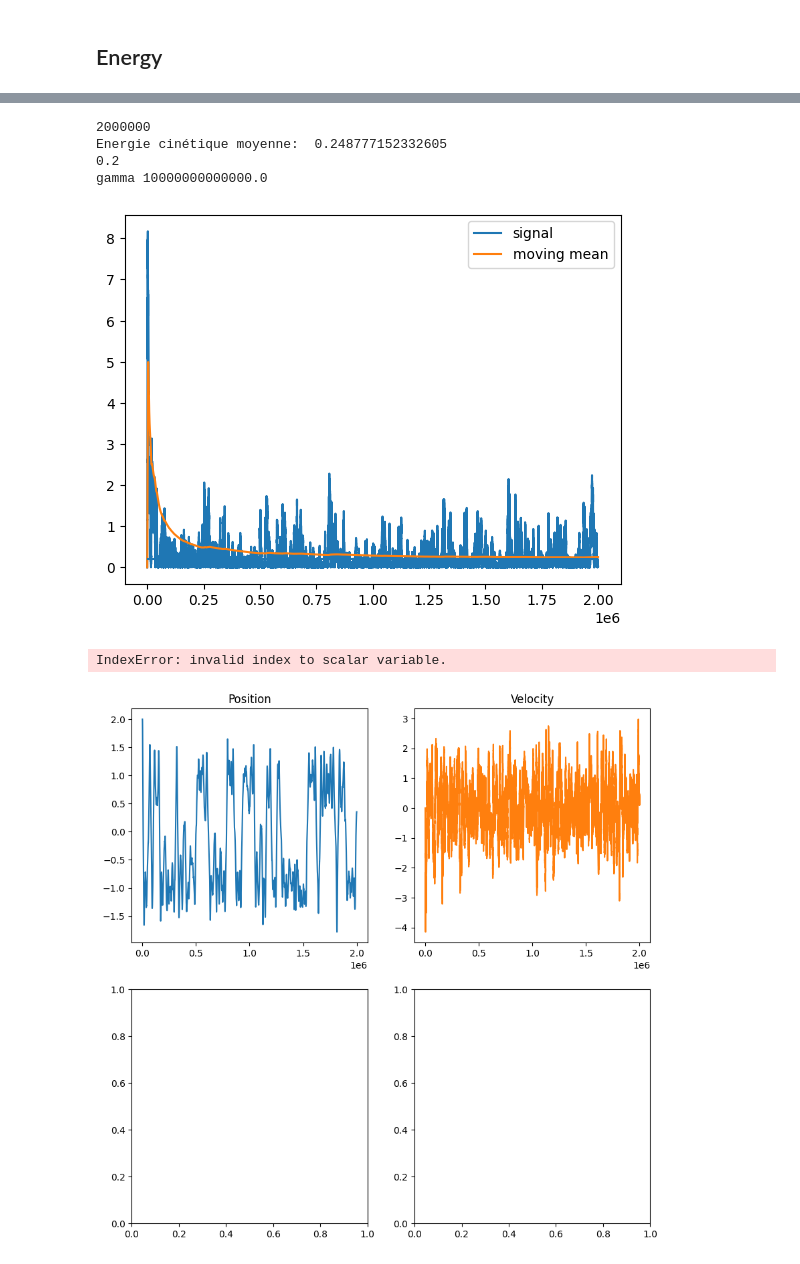
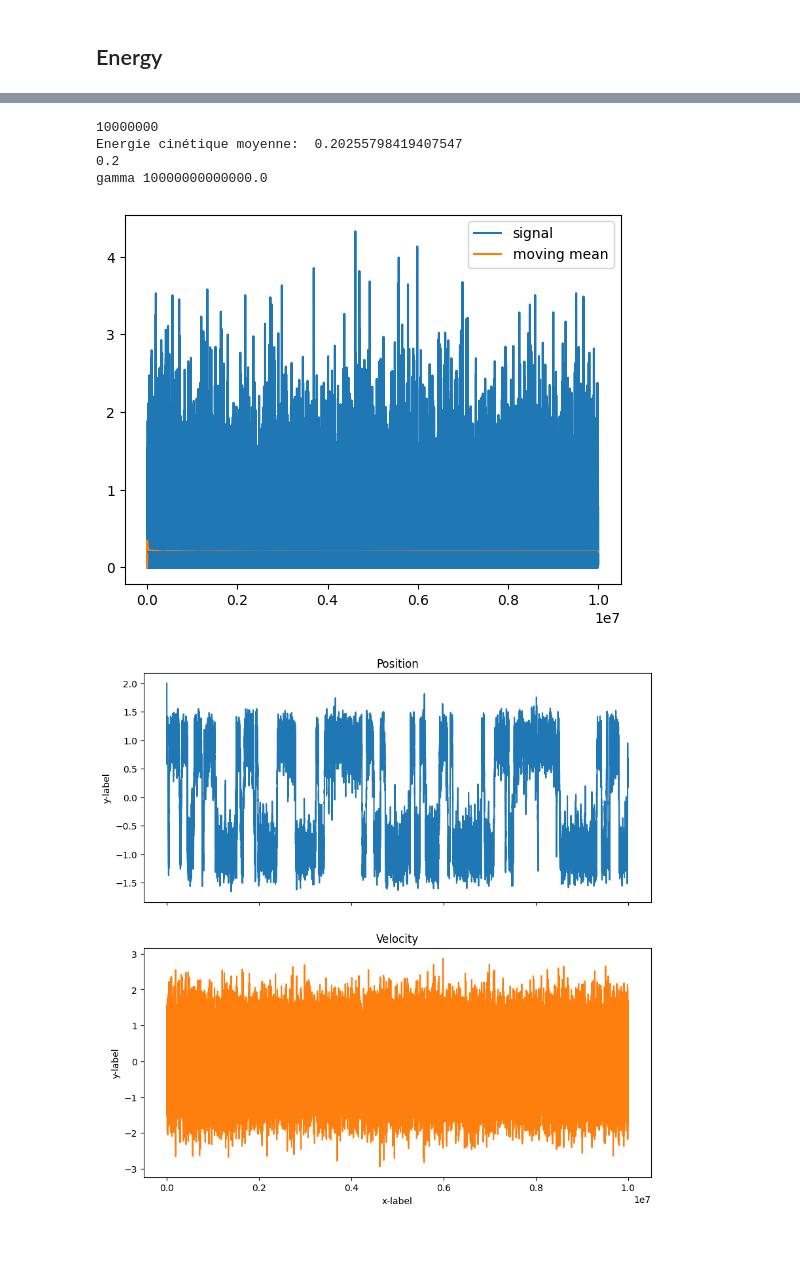
Before and after one commit to arnaud39/pimd_langevin, a Jupyter notebook: research.ipynb, the cells around one changed output, grey strips where cells are left out. Saved outputs shown, nothing was run; the diff lists cells and outputs as text; code cells hidden in the pictures.

```diff
--- a/research.ipynb
+++ b/research.ipynb
@@ -2,16 +2,17 @@
 ## Parameters
 # %%
 import numpy as np
+import matplotlib.pyplot as plt
 
-timestep = 1e-17
+timestep = 1e-16
 gamma = 1e13
 P = 10
-
+a = 1
 initial_position = np.linspace(2,2,P)
 initial_velocities = np.zeros(P)# np.linspace(0,0,100)
 
 
-iterations = 2000000
+iterations = 10000000
 # %% [markdown]
 ## Verlet
 # %%
@@ -33,0 +32,4 @@ velocities = np.array(velocity).transpose()[0]
+# %%
+positions = np.array(position).transpose()
+print(positions)
+velocities = np.array(velocity).transpose()
@@ -34,7 +44,9 @@ velocities = np.array(velocity).transpose()[0]
 # %% [markdown]
 ## Energy
 # %%
-potential_e, kinetic_e = energy(positions, velocities)
+position_0 = positions[0]
+velocity_0 = velocities[0]
+potential_e, kinetic_e = energy(position_0, velocity_0)
 
 energy_totale = potential_e + kinetic_e
 plt.plot(potential_e)
@@ -67,36 +79,25 @@ plt.legend()
 plt.hlines(y=0.2, xmin=0, xmax=iterations)
 plt.show()
 # %% [output]
-2000000
-Energie cinétique moyenne:  0.248777152332605
+10000000
+Energie cinétique moyenne:  0.20255798419407547
 0.2
 gamma 10000000000000.0
-[figure, old version]
+[figure, new version]
 # %%
-fig, axs = plt.subplots(2, 2, figsize=(10, 10))
-axs[0, 0].plot([k[0] for k in position])
-axs[0, 0].set_title('Position')
-axs[0, 1].plot([k[0] for k in velocity], 'tab:orange')
-axs[0, 1].set_title('Velocity')
-axs[1, 0].plot([k[0] for k in energy_totale], 'tab:green')
-#axs[1, 0].set_title('Energy')
-axs[1, 0].plot([k[0] for k in potential_e], 'tab:red')
-#axs[1, 0].set_title('Potential Energy')
-axs[1, 0].plot([k[0] for k in kinetic_e], 'tab:blue')
-axs[1, 0].set_title('Energy')
+fig, axs = plt.subplots(2, 1, figsize=(10, 10))
+axs[0].plot(position_0)
+axs[0].set_title('Position')
+axs[1].plot(velocity_0, 'tab:orange')
+axs[1].set_title('Velocity')
 
 for ax in axs.flat:
     ax.set(xlabel='x-label', ylabel='y-label')
 
 # Hide x labels and tick labels for top plots and y ticks for right plots.
 for ax in axs.flat:
     ax.label_outer()
 
 plt.show()
-
-
-#print(np.mean(energy))
-print(0.5 * k_B * T)
 # %% [output]
-IndexError: invalid index to scalar variable.
-[figure, old version]
+[figure, new version]
```
Also changed, not shown: parts of 4 cells of this notebook.
